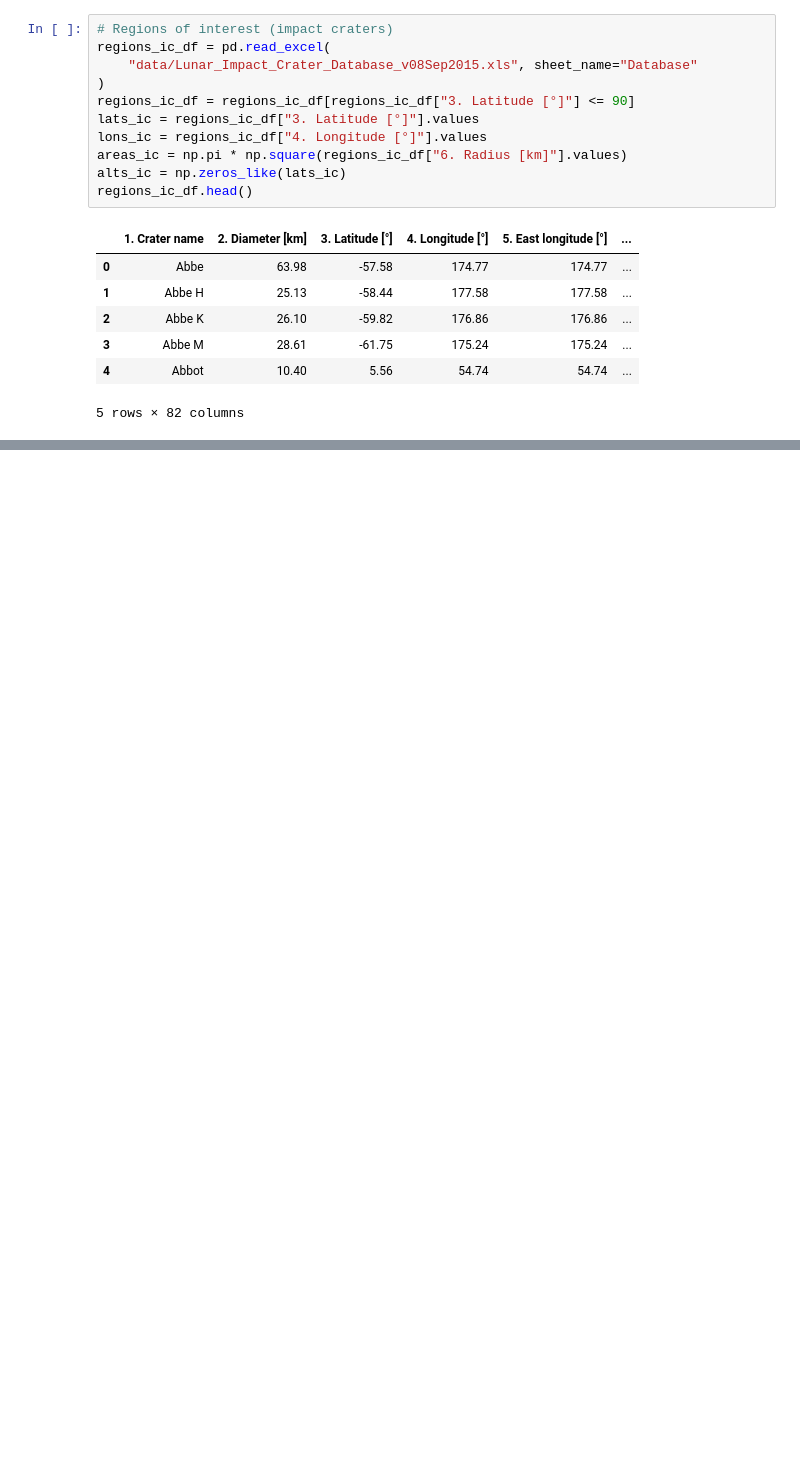
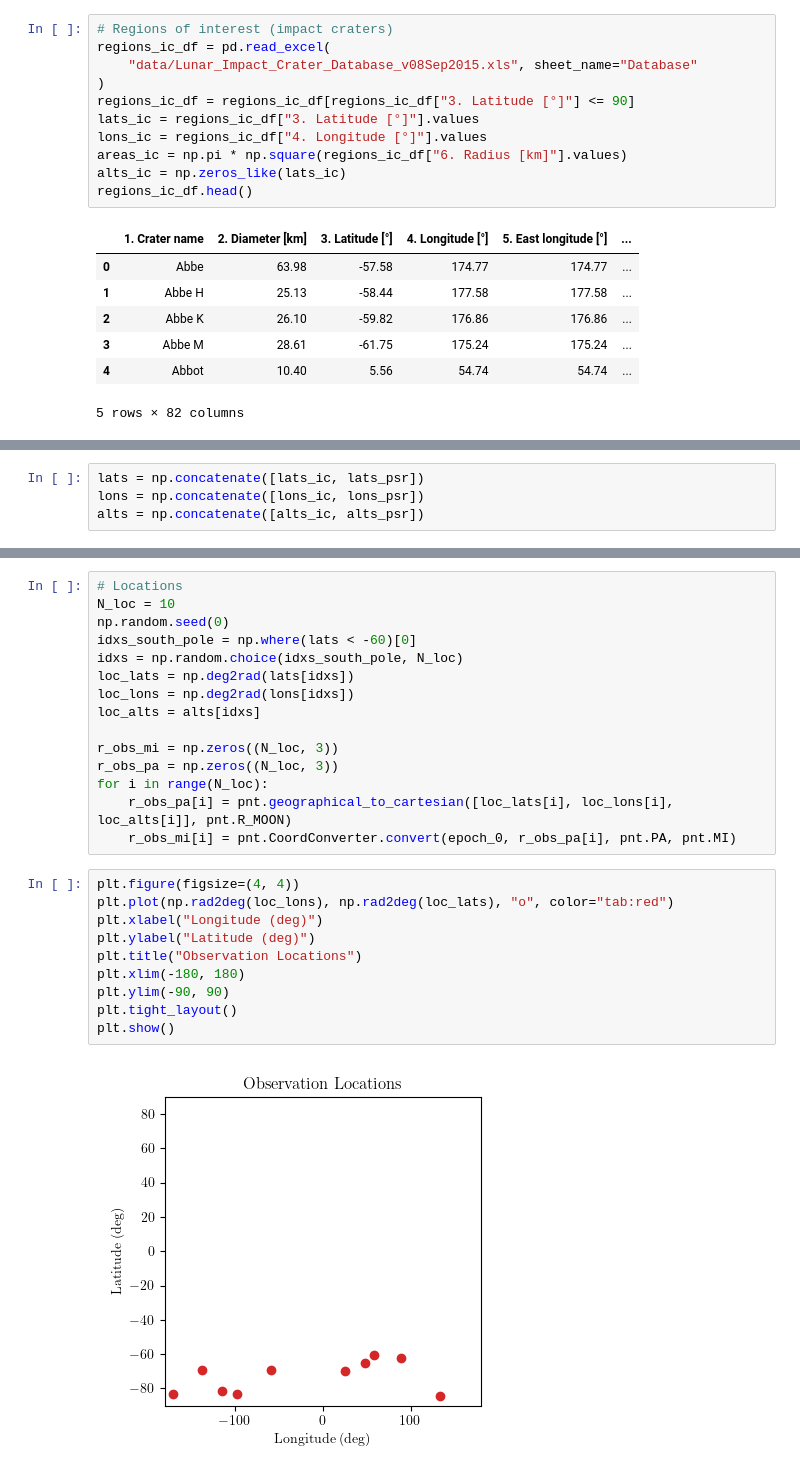
Before and after one commit to Stanford-NavLab/LuPNT, a Jupyter notebook: examples/projects/pnt-scheduling/example_pnt_scheduling.ipynb, the cells around one changed output, grey strips where cells are left out. Drawn from its saved outputs; the diff is of its cells as text; blank space fills up the shorter version.

```diff
--- a/examples/projects/pnt-scheduling/example_pnt_scheduling.ipynb
+++ b/examples/projects/pnt-scheduling/example_pnt_scheduling.ipynb
@@ -117,0 +112,4 @@ TypeError: Plot3D.plot_surface() got an unexpected keyword argument 'scale'
+# %%
+lats = np.concatenate([lats_ic, lats_psr])
+lons = np.concatenate([lons_ic, lons_psr])
+alts = np.concatenate([alts_ic, alts_psr])
@@ -117,0 +161,27 @@ TypeError: Plot3D.plot_surface() got an unexpected keyword argument 'scale'
+# %%
+# Locations
+N_loc = 10
+np.random.seed(0)
+idxs_south_pole = np.where(lats < -60)[0]
+idxs = np.random.choice(idxs_south_pole, N_loc)
+loc_lats = np.deg2rad(lats[idxs])
+loc_lons = np.deg2rad(lons[idxs])
+loc_alts = alts[idxs]
+
+r_obs_mi = np.zeros((N_loc, 3))
+r_obs_pa = np.zeros((N_loc, 3))
+for i in range(N_loc):
+    r_obs_pa[i] = pnt.geographical_to_cartesian([loc_lats[i], loc_lons[i], loc_alts[i]], pnt.R_MOON)
+    r_obs_mi[i] = pnt.CoordConverter.convert(epoch_0, r_obs_pa[i], pnt.PA, pnt.MI)
+# %%
+plt.figure(figsize=(4, 4))
+plt.plot(np.rad2deg(loc_lons), np.rad2deg(loc_lats), "o", color="tab:red")
+plt.xlabel("Longitude (deg)")
+plt.ylabel("Latitude (deg)")
+plt.title("Observation Locations")
+plt.xlim(-180, 180)
+plt.ylim(-90, 90)
+plt.tight_layout()
+plt.show()
+# %% [output]
+[figure, added]
```
Also changed, not shown: parts of 23 cells of this notebook, 2 other files.
